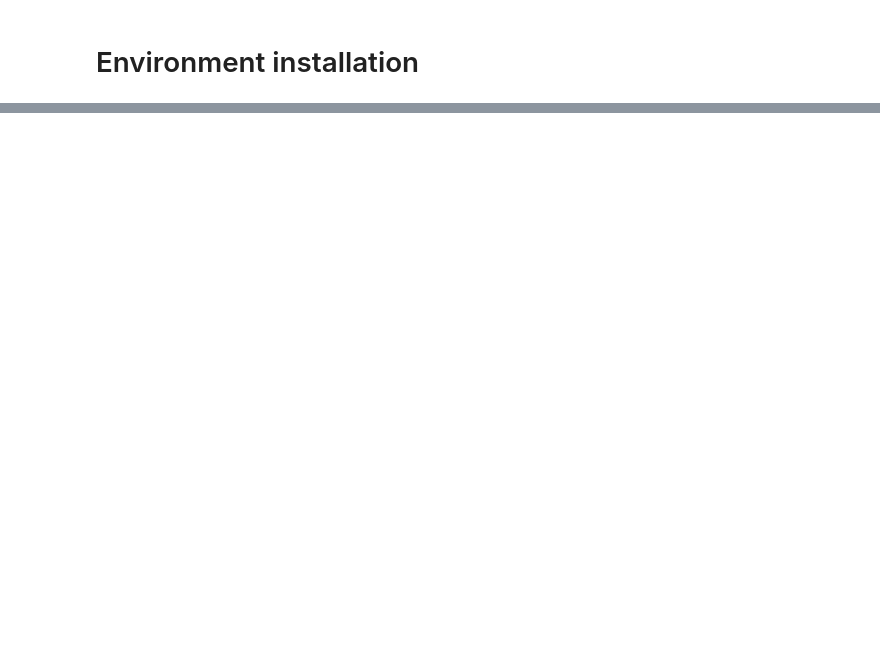
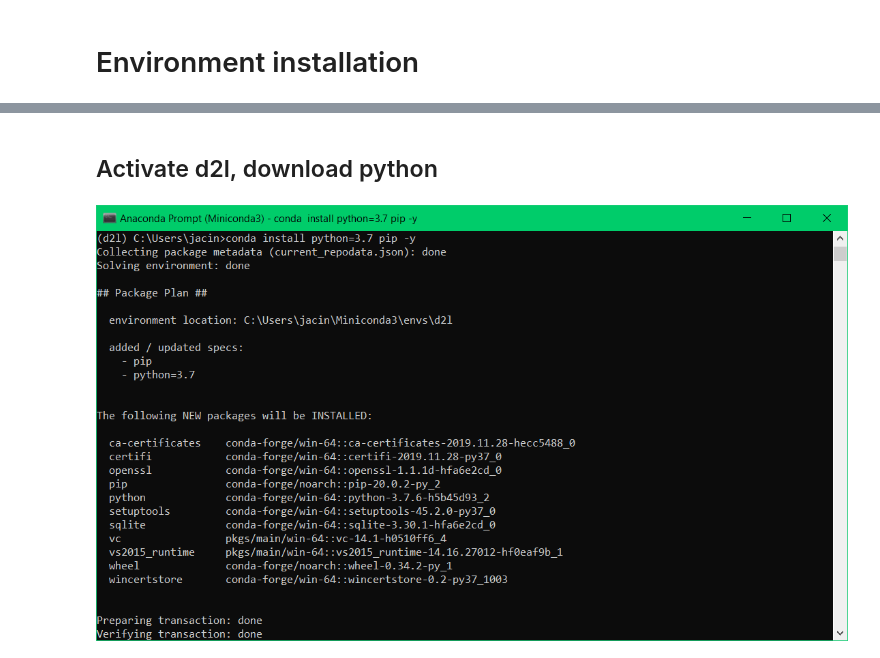
Before and after one commit to littlejacinthe/Machine-Learning-Programming, a Jupyter notebook: Week1_ installation_report.ipynb, the cells around one changed output, grey strips where cells are left out. Drawn from its saved outputs; the diff is of its cells as text; code cells hidden in the pictures; blank space fills up the shorter version.

```diff
--- a/Week1_ installation_report.ipynb
+++ b/Week1_ installation_report.ipynb
@@ -15,0 +12,6 @@ import mxnet
+# %% [markdown]
+## Activate d2l, download python
+# %%
+Image(r'C:\Users\jacin\Pictures\python_install.png')
+# %% [output]
+[figure, added]
```
Also changed, not shown: parts of 11 cells of this notebook.
